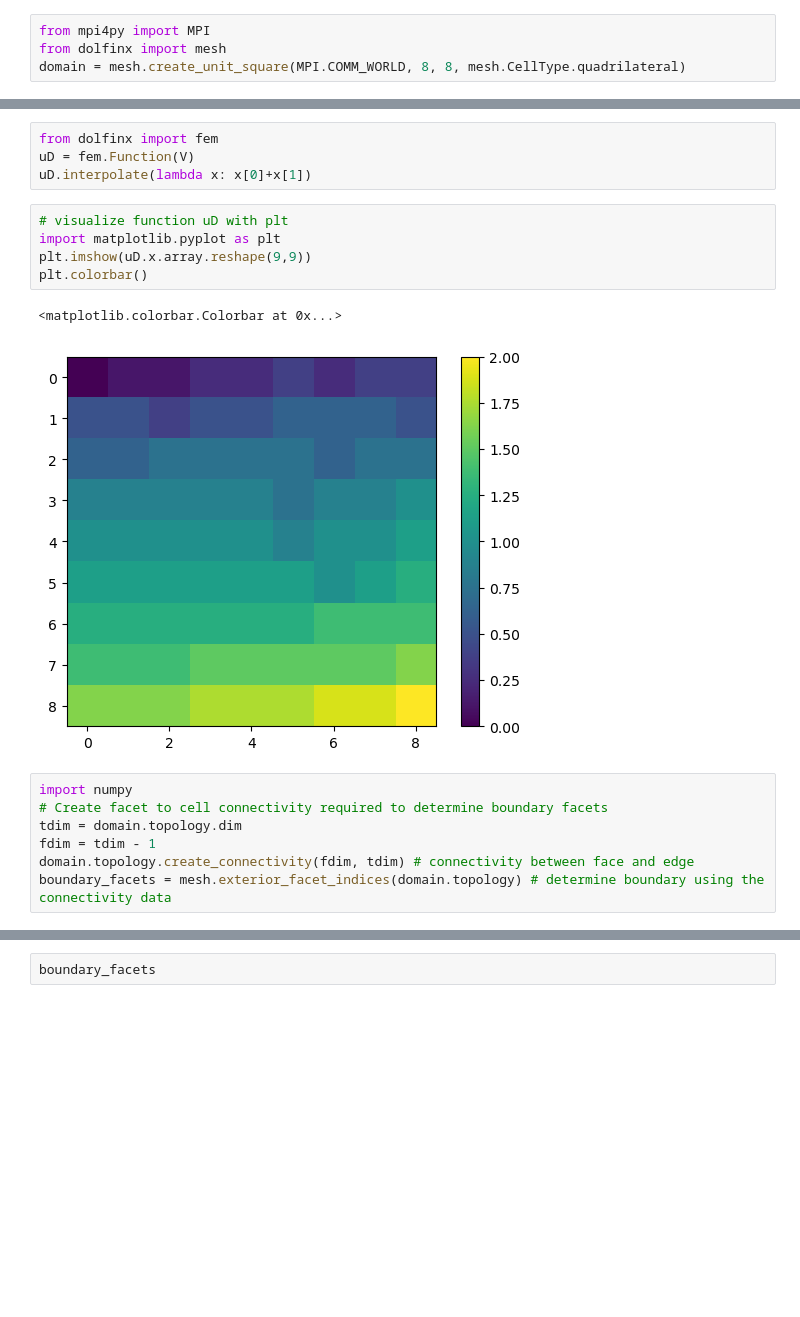
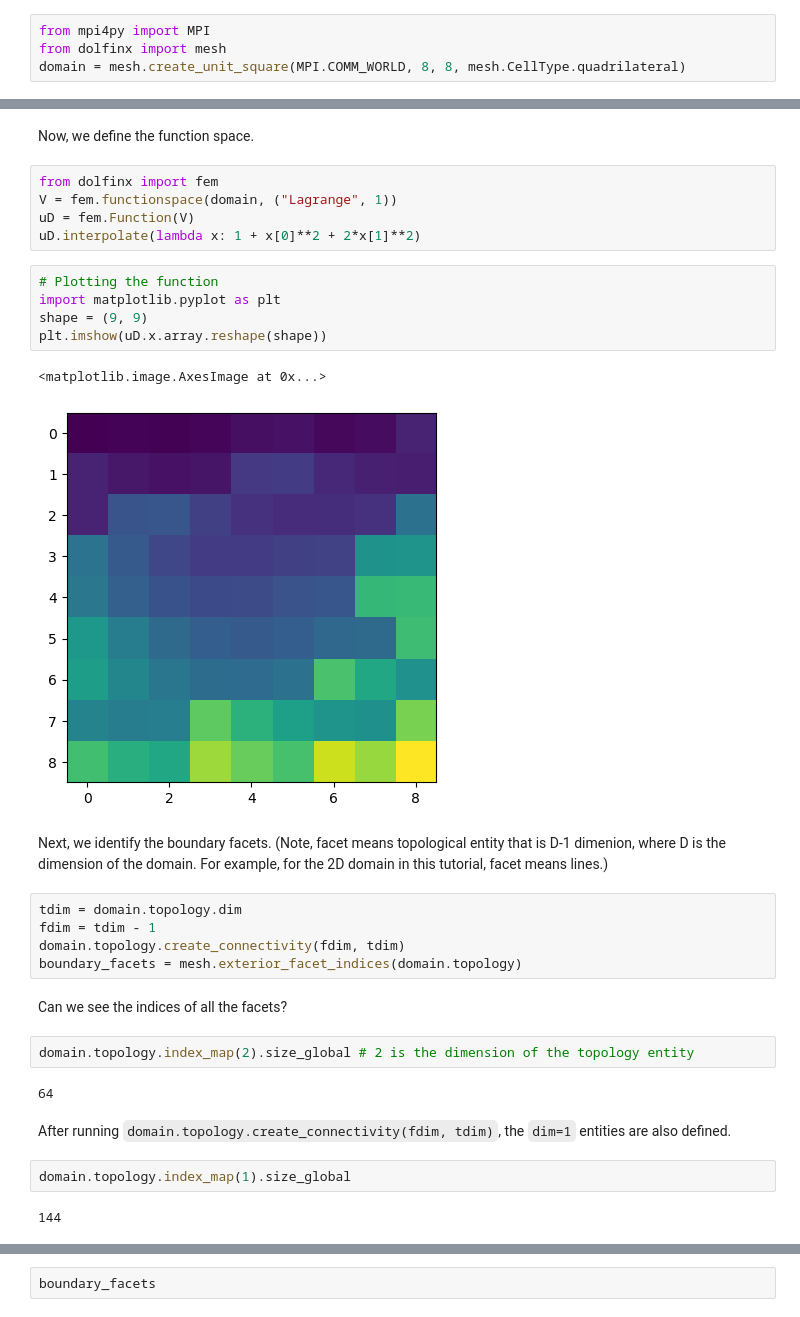
Before and after one commit to ZLoverty/fenics-learn, a Jupyter notebook: tutorials.ipynb, the cells around one changed output, grey strips where cells are left out. Drawn from its saved outputs; the diff is of its cells as text; blank space fills up the shorter version.

Commit message:
new tutorials

```diff
--- a/tutorials.ipynb
+++ b/tutorials.ipynb
@@ -159,19 +89,34 @@ V = functionspace(domain, ("Lagrange", 1))
+# %% [markdown]
+Now, we define the function space.
 # %%
 from dolfinx import fem
+V = fem.functionspace(domain, ("Lagrange", 1))
 uD = fem.Function(V)
-uD.interpolate(lambda x: x[0]+x[1])
+uD.interpolate(lambda x: 1 + x[0]**2 + 2*x[1]**2)
 # %%
-# visualize function uD with plt
+# Plotting the function
 import matplotlib.pyplot as plt
-plt.imshow(uD.x.array.reshape(9,9))
-plt.colorbar()
+shape = (9, 9)
+plt.imshow(uD.x.array.reshape(shape))
 # %% [output]
-<matplotlib.colorbar.Colorbar at 0x...>
+<matplotlib.image.AxesImage at 0x...>
-[figure, old version]
+[figure, new version]
+# %% [markdown]
+Next, we identify the boundary facets. (Note, facet means topological entity that is D-1 dimenion, where D is the dimension of the domain. For example, for the 2D domain in this tutorial, facet means lines.)
 # %%
-import numpy
-# Create facet to cell connectivity required to determine boundary facets
 tdim = domain.topology.dim
 fdim = tdim - 1
-domain.topology.create_connectivity(fdim, tdim) # connectivity between face and edge
-boundary_facets = mesh.exterior_facet_indices(domain.topology) # determine boundary using the connectivity data
+domain.topology.create_connectivity(fdim, tdim)
+boundary_facets = mesh.exterior_facet_indices(domain.topology)
+# %% [markdown]
+Can we see the indices of all the facets?
+# %%
+domain.topology.index_map(2).size_global # 2 is the dimension of the topology entity
+# %% [output]
+64
+# %% [markdown]
+After running `domain.topology.create_connectivity(fdim, tdim)`, the `dim=1` entities are also defined.
+# %%
+domain.topology.index_map(1).size_global
+# %% [output]
+144
```
Also changed, not shown: parts of 81 cells of this notebook.
